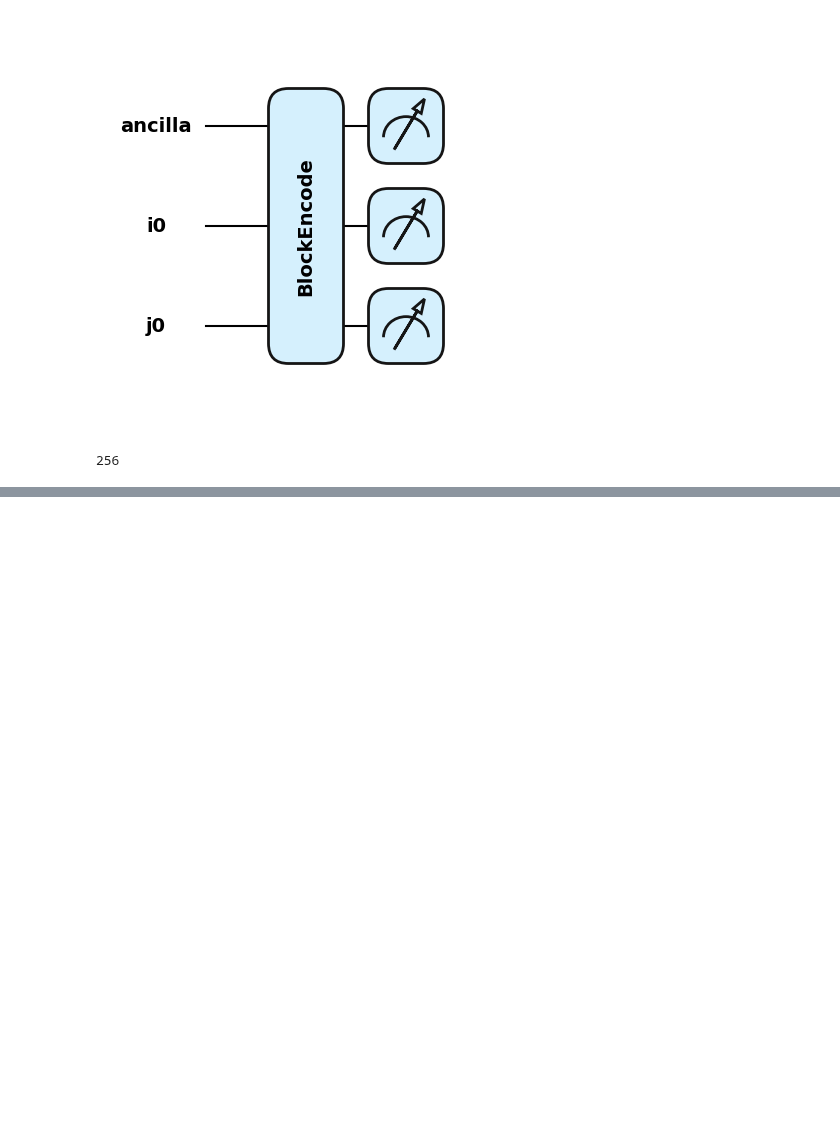
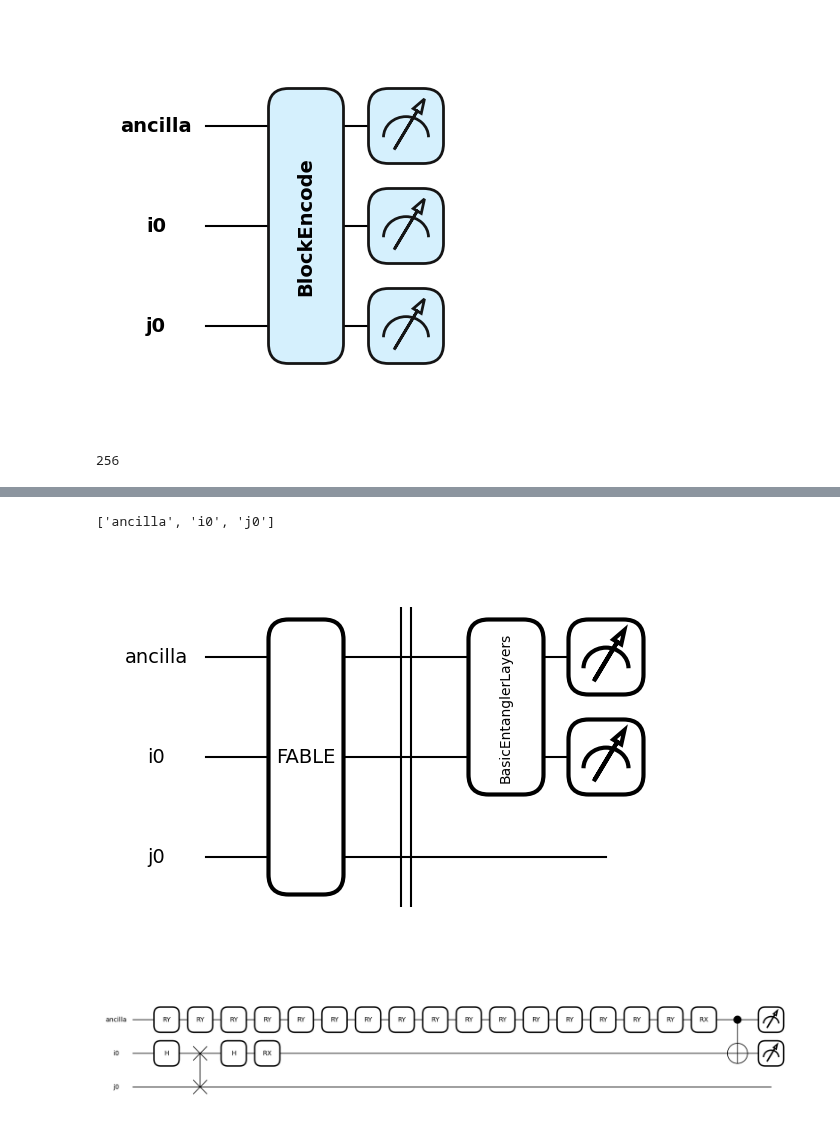
Before and after one commit to NicholasChoong/QuantumTransformer, a Jupyter notebook: block_encoding.ipynb, the cells around one changed output, grey strips where cells are left out. Cells and saved outputs as stored; diff of their text form; code cells hidden in the pictures; blank space fills up the shorter version.

```diff
--- a/block_encoding.ipynb
+++ b/block_encoding.ipynb
@@ -313,0 +565,3 @@ print(2**n * 2**n)
+# %%
+for i in range(inputs.shape[0]):
+    print(inputs[i])
@@ -313,0 +577,36 @@ print(2**n * 2**n)
+# %%
+ancilla_wires = ["ancilla"]
+
+matrix_dim = int(np.log2(embed_dim)) // 2
+wires_i = [f"i{index}" for index in range(matrix_dim)]
+wires_j = [f"j{index}" for index in range(matrix_dim)]
+print(ancilla_wires + wires_i + wires_j)
+
+# weights = torch.randn(
+#     qml.StronglyEntanglingLayers.shape(
+#         n_layers=n_qlayers, n_wires=len(ancilla_wires + wires_i)
+#     )
+# )
+
+weights = torch.randn((n_qlayers, len(ancilla_wires + wires_i)))
+
+dev = qml.device(
+    "default.qubit.torch", wires=ancilla_wires + wires_i + wires_j, torch_device="cuda"
+)
+
+
+@qml.qnode(dev, interface="torch")
+def qlayer(inputs, weights):
+    inputs = inputs / torch.max(torch.abs(inputs))
+    FABLE(inputs, wires=ancilla_wires + wires_i + wires_j, tol=0)
+    qml.Barrier()
+    qmlt.BasicEntanglerLayers(weights, wires=ancilla_wires + wires_i, rotation=qml.RX)
+    return [qml.expval(qml.PauliZ(wires=i)) for i in ancilla_wires + wires_i]
+# %% [output]
+['ancilla', 'i0', 'j0']
+# %%
+fig1, ax = qml.draw_mpl(qlayer)(inputs, weights)
+fig2, ax = qml.draw_mpl(qlayer, level="device")(inputs, weights)
+# %% [output]
+[figure, added]
+[figure, added]
```
Also changed, not shown: parts of 20 cells of this notebook.
